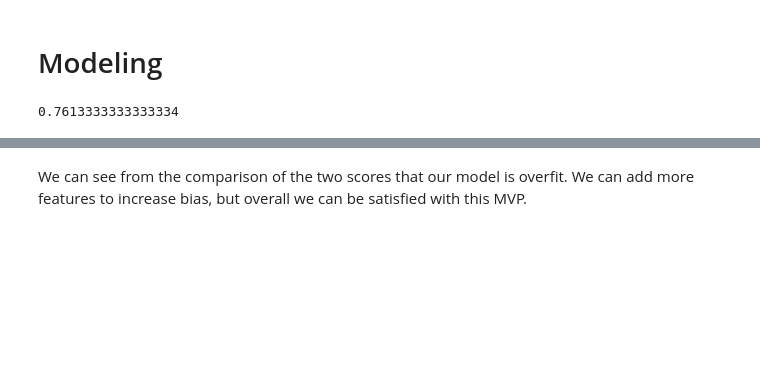
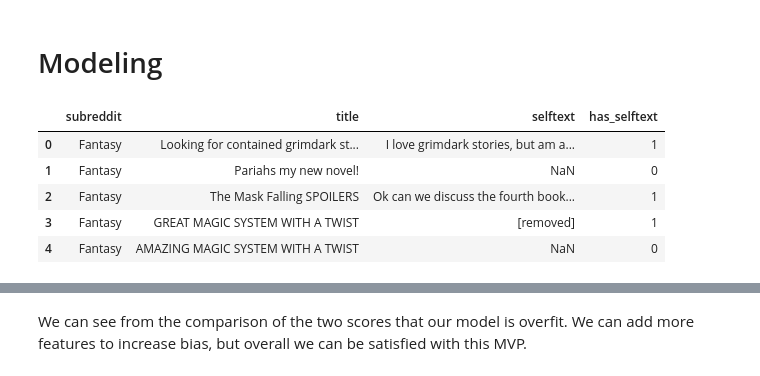
Before and after one commit to MDMHemsley/portfolio, a Jupyter notebook: project_3/Modeling.ipynb, the cells around one changed output, grey strips where cells are left out. Saved outputs shown, nothing was run; the diff lists cells and outputs as text; code cells hidden in the pictures; blank space fills up the shorter version.

```diff
--- a/project_3/Modeling.ipynb
+++ b/project_3/Modeling.ipynb
@@ -11,8 +12,17 @@ from sklearn.model_selection import train_test_split, cross_val_score, GridSearc
 from sklearn.feature_extraction.text import CountVectorizer,TfidfVectorizer
 from sklearn.metrics import confusion_matrix, ConfusionMatrixDisplay
 # %%
-mvp_df = pd.read_csv('./data/dirty_mvp.csv')
+mvp_df = pd.read_csv('./data/mvp.csv')
 mvp_df.drop(columns=['Unnamed: 0'],inplace=True)
+# %%
+mvp_df.head()
+# %% [output]
+|  | subreddit | title | selftext | has_selftext |
+| 0 | Fantasy | Looking for contained grimdark st... | I love grimdark stories, but am a... | 1 |
+| 1 | Fantasy | Pariahs my new novel! | NaN | 0 |
+| 2 | Fantasy | The Mask Falling SPOILERS | Ok can we discuss the fourth book... | 1 |
+| 3 | Fantasy | GREAT MAGIC SYSTEM WITH A TWIST | [removed] | 1 |
+| 4 | Fantasy | AMAZING MAGIC SYSTEM WITH A TWIST | NaN | 0 |
 # %%
 #Train Test Split
 X = mvp_df['title']
@@ -24,7 +45,3 @@ mvp_pipe = Pipeline([
     ('cvec', CountVectorizer()),
     ('nb', BernoulliNB())
 ])
-# %%
-cross_val_score(mvp_pipe,X_train,y_train).mean()
-# %% [output]
-0.7613333333333334
```
Also changed, not shown: parts of 40 cells of this notebook, 2 other files.
